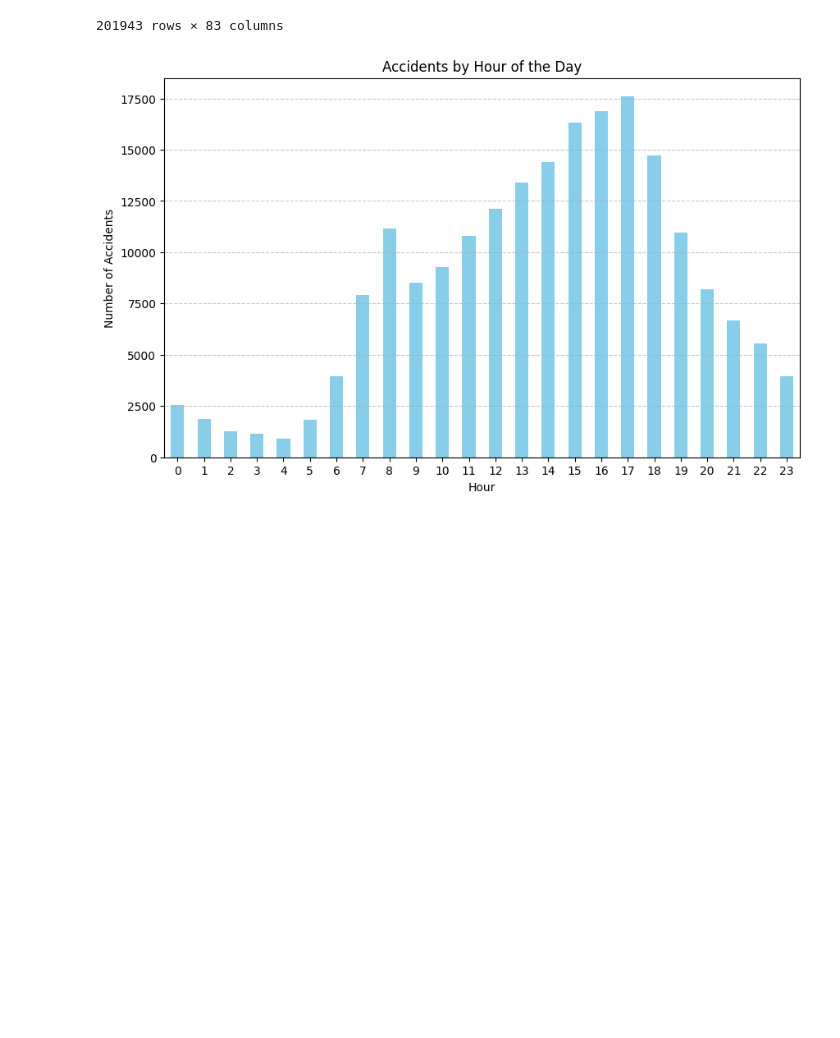
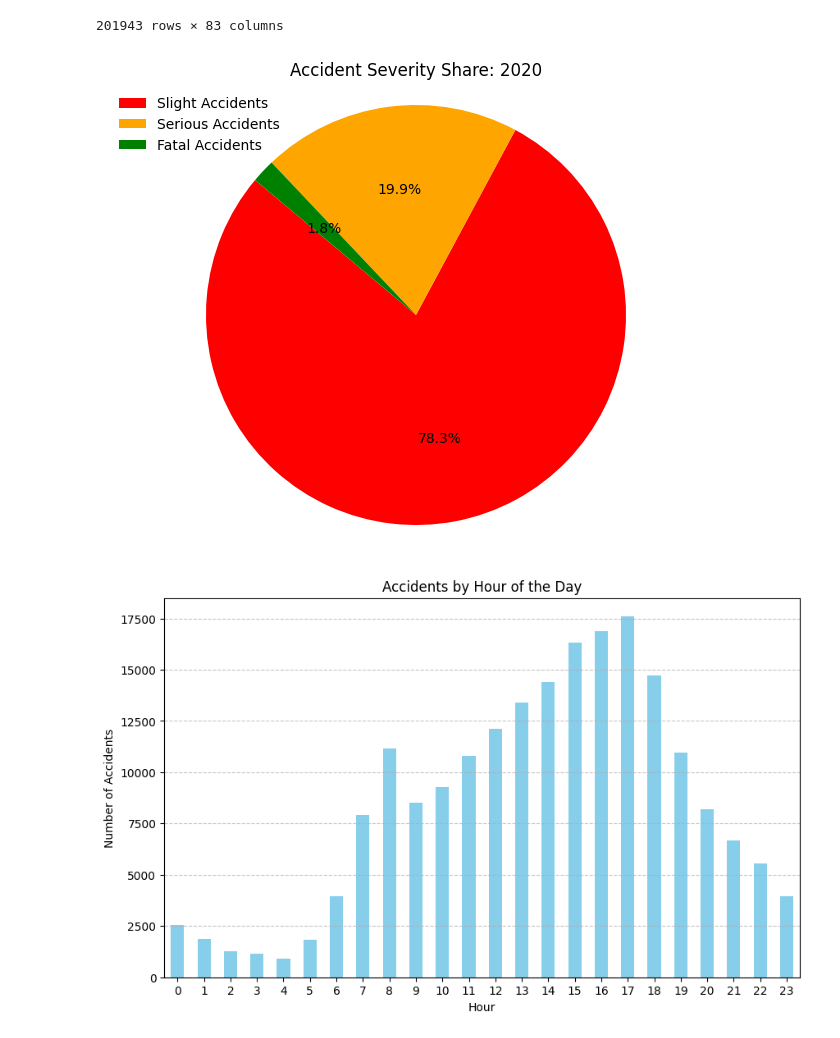
Before and after one commit to usm1ai/Accident_Prediction, a Jupyter notebook: Accident_Pro.ipynb, the cells around one changed output. Saved outputs shown, nothing was run; the diff lists cells and outputs as text; code cells hidden in the pictures; blank space fills up the shorter version.

```diff
--- a/Accident_Pro.ipynb
+++ b/Accident_Pro.ipynb
@@ -73,6 +73,26 @@ joined_table
 | 201941 | 202063DF01620 | 2020 | 63DF01620 | 324280.0 | 259980.0 | ... |
 | 201942 | 202063DF01620 | 2020 | 63DF01620 | 324280.0 | 259980.0 | ... |
 201943 rows × 83 columns
+# %%
+import matplotlib.pyplot as plt
+
+# Calculate the counts of each category in the "accident_severity" column
+severity_counts = joined_table['accident_severity'].value_counts()
+
+# Define labels for the pie chart
+labels = ['Slight Accidents', 'Serious Accidents', 'Fatal Accidents']
+explode = (0.1, 0, 0)  # explode the 1st slice (Fatal)
+# Create a pie chart
+plt.figure(figsize=(8, 6))
+# patches, texts, _ = plt.pie(severity_counts, autopct='%1.1f%%', startangle=140, colors=['red', 'orange', 'green'], explode=explode, shadow=True)
+patches, texts, _ = plt.pie(severity_counts, autopct='%1.1f%%', startangle=140, colors=['red', 'orange', 'green'])
+plt.title('Accident Severity Share: 2020')
+plt.axis('equal')  # Equal aspect ratio ensures that pie is drawn as a circle.
+plt.legend(patches, labels, loc="best", frameon=False)
+plt.savefig('/content/drive/MyDrive/Accident Prediction/Dataset_pie.png')
+plt.show()
+# %% [output]
+[figure, added]
 # %%
 # # Save file as csv
 # joined_table.to_csv('/content/drive/MyDrive/Accident Prediction/joined_table_.csv', index=False)
```
